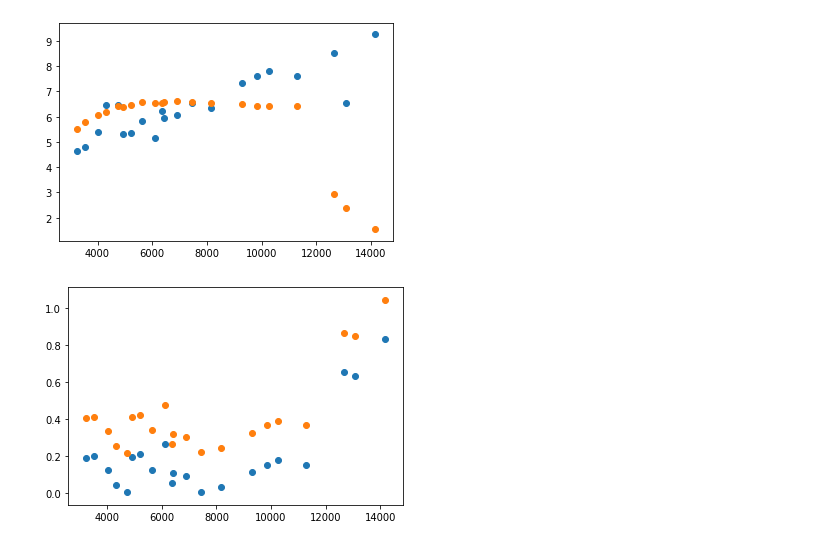
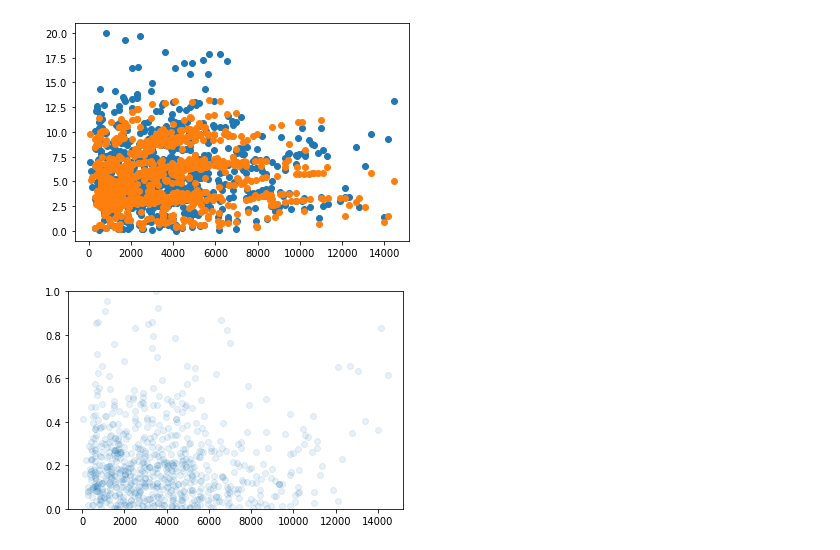
Before and after one commit to JMathiszig-Lee/Propofol, a Jupyter notebook: geneticnotebook.ipynb, the cells around one changed output. Cells and saved outputs as stored; diff of their text form; code cells hidden in the pictures.

```diff
--- a/geneticnotebook.ipynb
+++ b/geneticnotebook.ipynb
@@ -209,32 +236,34 @@ def test_against_real_data(stuff):
     data = (MDAPE, MDPE, wobble, divergence)
     return data
 # %%
-patients = read_patient_csv()
-params = [0.1455, 0.094332, 0.0643, 0.626, 0.0609, 0.7895, 0.6413, 0.0181, 0.2004]
 
-results = solve_for_custom(patients[6], params)
 
 seconds = []
 measured = []
 estimated = []
 errors = []
-for result in results["cps"]:
-    seconds.append(result["time_seconds"])
-    measured.append(result["measured_cp"])
-    estimated.append(result["predicted_cp"])
-    errors.append(result["performance_error"])
+
+for i in range(100):
+    results = solve_for_custom(patients[i], params)
+
+    for result in results["cps"]:
+        seconds.append(result["time_seconds"])
+
+        measured.append(result["measured_cp"])
+        estimated.append(result["predicted_cp"])
+        errors.append(result["performance_error"])
 
 errors = [abs(x) for x in errors]
 wob = [(x - results["bias"]) for x in errors]
 plt.figure(1)
 plt.scatter(seconds, measured)
 plt.scatter(seconds, estimated)
-
 plt.figure(2)
-plt.scatter(seconds, errors)
-plt.scatter(seconds, wob)
+plt.scatter(seconds, errors, alpha = 0.1)
+# plt.scatter(seconds, wob)
+plt.ylim(0, 1)
 
 plt.show()
 # %% [output]
-[figure, old version]
+[figure, new version]
-[figure, old version]
+[figure, new version]
```
Also changed, not shown: parts of 15 cells of this notebook, 6 other files.
